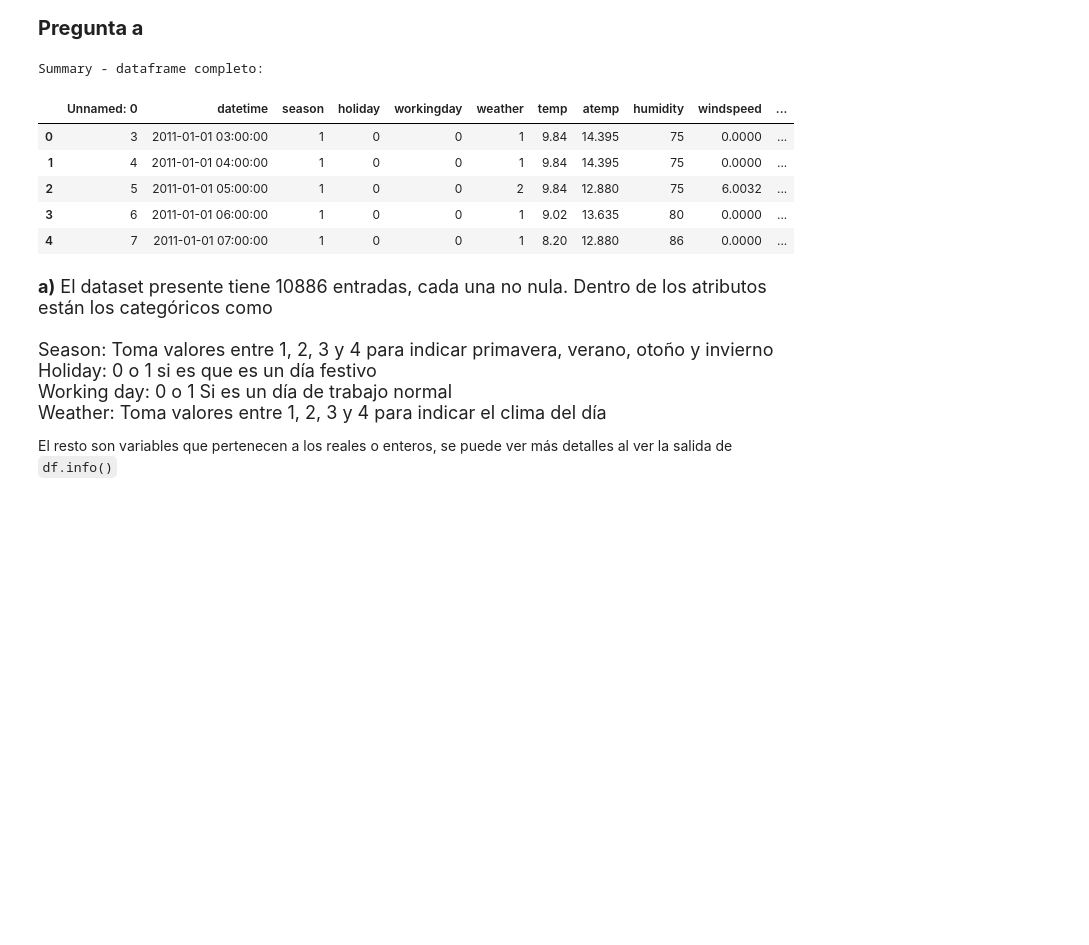
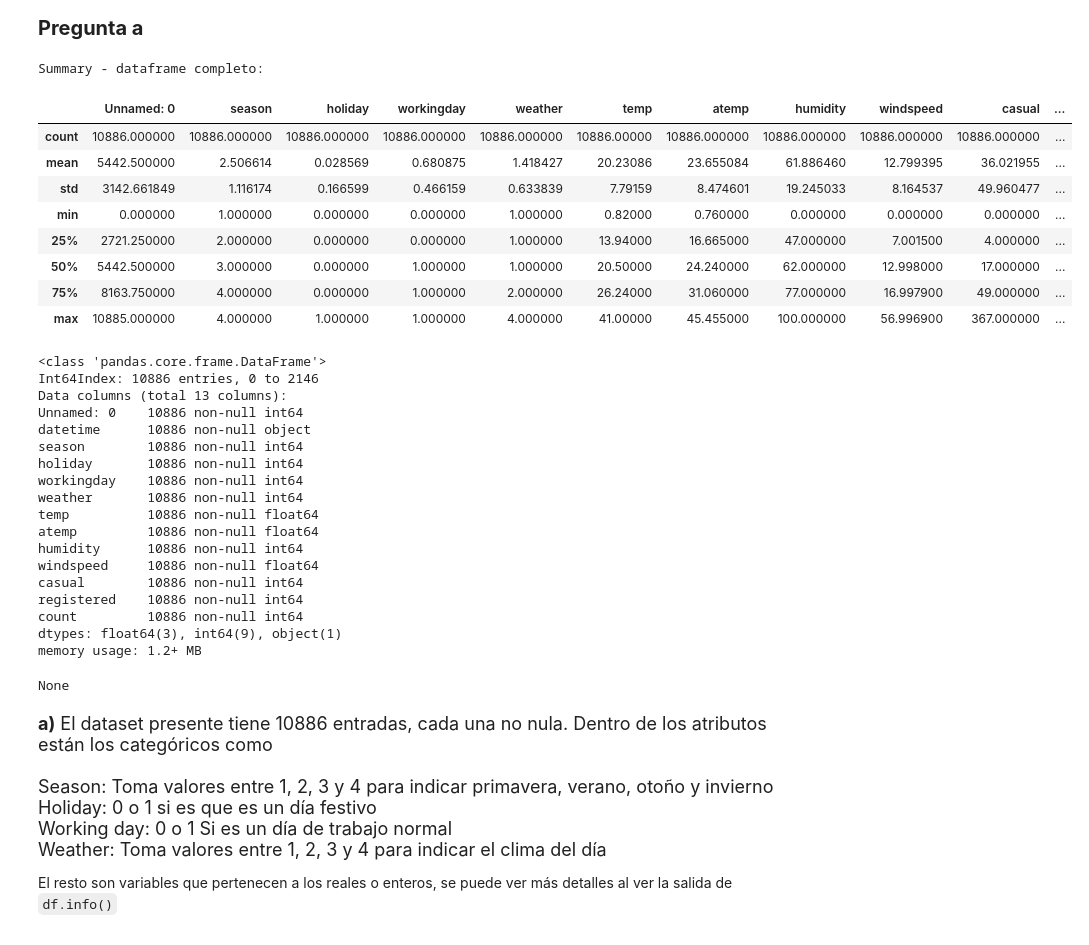
Before and after one commit to Sitrico/ML-T3, a Jupyter notebook: Laboratorio 3 - Parte 2.ipynb, the cells around one changed output. Drawn from its saved outputs; the diff is of its cells as text; code cells hidden in the pictures; blank space fills up the shorter version.

```diff
--- a/Laboratorio 3 - Parte 2.ipynb
+++ b/Laboratorio 3 - Parte 2.ipynb
@@ -12,37 +12,57 @@ from sklearn.svm import SVR
 # %%
 import pandas as pd
 import numpy as np
 from datetime import datetime
 dftrain = pd.read_csv('bike_sharing_train.csv')
 dfval = pd.read_csv('bike_sharing_val.csv')
 dftest = pd.read_csv('bike_sharing_test.csv')
 ntrain = len(dftrain)
 nval = len(dftrain) + len(dfval)
 df = pd.concat([dftrain,dfval,dftest])
 print('\nSummary - dataframe completo:\n')
-#display(df.head())
 
-#display(df.head())
+display(df.describe())
+display(df.info())
 
-#df.info()
+#======================================================================================
+#SE PROCEDE A CREAR FEATURES
+#======================================================================================
 df['datetime']=df['datetime'].apply(lambda x:datetime.strptime(x,'%Y-%m-%d %H:%M:%S'))
 df['year']=df['datetime'].apply(lambda x:x.year)
 df['month']=df['datetime'].apply(lambda x:x.month)
 df['day']=df['datetime'].apply(lambda x:x.day)
 df['hour'] = pd.to_datetime(df['datetime']).apply(lambda x: x.strftime('%H'))
 df['hour'] = pd.to_numeric(df['hour'])
-#df['hour'] = pd.to_datetime(df['datetime']).apply(lambda x: x.strftime('%H'))
-#df['hour'] = pd.to_numeric(df['hour'])
-display(df.head())
-#display(df['season'])
 # %% [output]
 Summary - dataframe completo:
-|  | Unnamed: 0 | datetime | season | holiday | workingday | weather | temp | atemp | humidity | windspeed | ... |
-| 0 | 3 | 2011-01-01 03:00:00 | 1 | 0 | 0 | 1 | 9.84 | 14.395 | 75 | 0.0000 | ... |
-| 1 | 4 | 2011-01-01 04:00:00 | 1 | 0 | 0 | 1 | 9.84 | 14.395 | 75 | 0.0000 | ... |
-| 2 | 5 | 2011-01-01 05:00:00 | 1 | 0 | 0 | 2 | 9.84 | 12.880 | 75 | 6.0032 | ... |
-| 3 | 6 | 2011-01-01 06:00:00 | 1 | 0 | 0 | 1 | 9.02 | 13.635 | 80 | 0.0000 | ... |
-| 4 | 7 | 2011-01-01 07:00:00 | 1 | 0 | 0 | 1 | 8.20 | 12.880 | 86 | 0.0000 | ... |
+|  | Unnamed: 0 | season | holiday | workingday | weather | temp | atemp | humidity | windspeed | casual | ... |
+| count | 10886.000000 | 10886.000000 | 10886.000000 | 10886.000000 | 10886.000000 | 10886.00000 | 10886.000000 | 10886.000000 | 10886.000000 | 10886.000000 | ... |
+| mean | 5442.500000 | 2.506614 | 0.028569 | 0.680875 | 1.418427 | 20.23086 | 23.655084 | 61.886460 | 12.799395 | 36.021955 | ... |
+| std | 3142.661849 | 1.116174 | 0.166599 | 0.466159 | 0.633839 | 7.79159 | 8.474601 | 19.245033 | 8.164537 | 49.960477 | ... |
+| min | 0.000000 | 1.000000 | 0.000000 | 0.000000 | 1.000000 | 0.82000 | 0.760000 | 0.000000 | 0.000000 | 0.000000 | ... |
+| 25% | 2721.250000 | 2.000000 | 0.000000 | 0.000000 | 1.000000 | 13.94000 | 16.665000 | 47.000000 | 7.001500 | 4.000000 | ... |
+| 50% | 5442.500000 | 3.000000 | 0.000000 | 1.000000 | 1.000000 | 20.50000 | 24.240000 | 62.000000 | 12.998000 | 17.000000 | ... |
+| 75% | 8163.750000 | 4.000000 | 0.000000 | 1.000000 | 2.000000 | 26.24000 | 31.060000 | 77.000000 | 16.997900 | 49.000000 | ... |
+| max | 10885.000000 | 4.000000 | 1.000000 | 1.000000 | 4.000000 | 41.00000 | 45.455000 | 100.000000 | 56.996900 | 367.000000 | ... |
+<class 'pandas.core.frame.DataFrame'>
+Int64Index: 10886 entries, 0 to 2146
+Data columns (total 13 columns):
+Unnamed: 0    10886 non-null int64
+datetime      10886 non-null object
+season        10886 non-null int64
+holiday       10886 non-null int64
+workingday    10886 non-null int64
+weather       10886 non-null int64
+temp          10886 non-null float64
+atemp         10886 non-null float64
+humidity      10886 non-null int64
+windspeed     10886 non-null float64
+casual        10886 non-null int64
+registered    10886 non-null int64
+count         10886 non-null int64
+dtypes: float64(3), int64(9), object(1)
+memory usage: 1.2+ MB
+None
 # %% [markdown]
 <p style="font-size: 18px; line-height: 135%;}">
 <b>a)</b>
```
Also changed, not shown: parts of 5 cells of this notebook.
